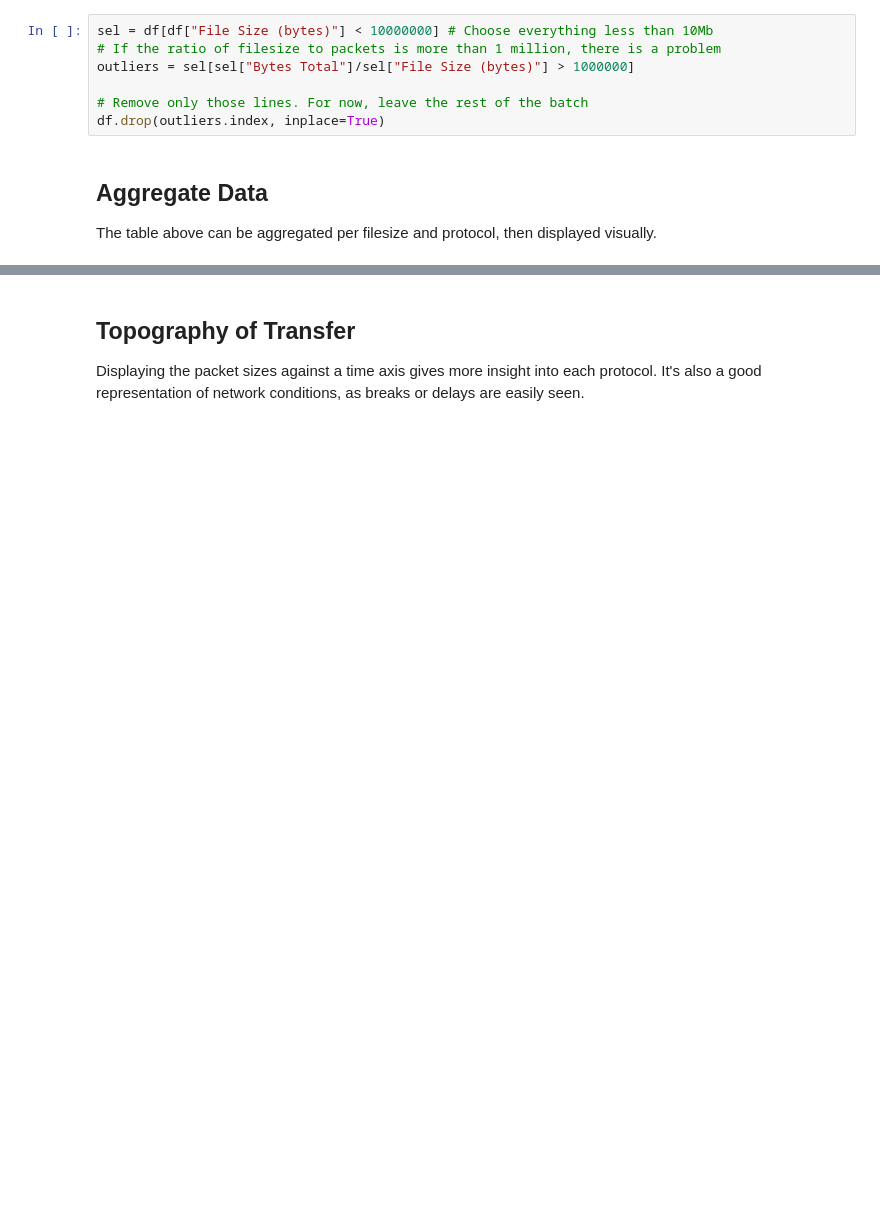
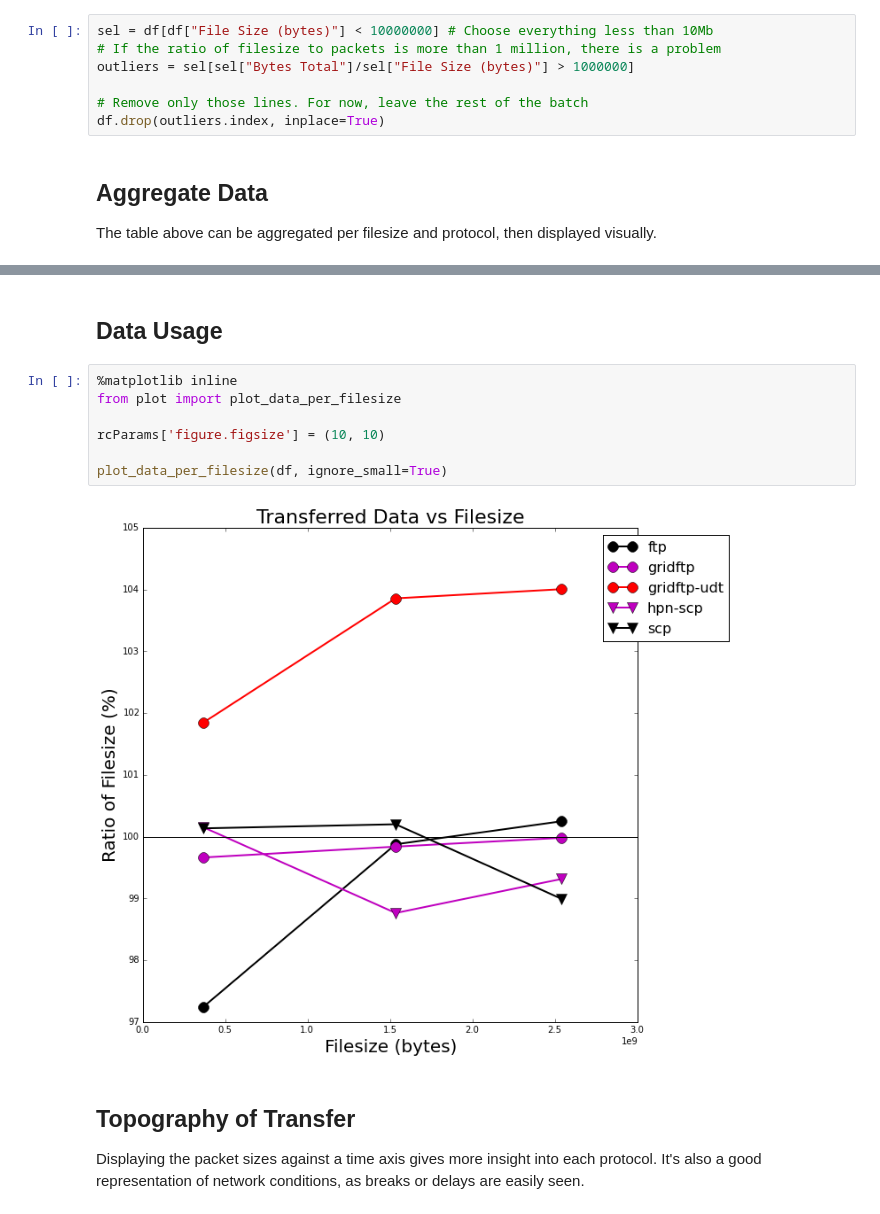
Before and after one commit to rsignell-usgs/bigbinf, a Jupyter notebook: protocol_testbed/analysis.ipynb, the cells around one changed output, grey strips where cells are left out. Saved outputs shown, nothing was run; the diff lists cells and outputs as text; blank space fills up the shorter version.

Commit message:
Tidied up code architecture and imports

```diff
--- a/protocol_testbed/analysis.ipynb
+++ b/protocol_testbed/analysis.ipynb
@@ -84,3 +127,14 @@ plot_speed_per_filesize(df, ratio=False)
+# %% [markdown]
+## Data Usage
+# %%
+%matplotlib inline
+from plot import plot_data_per_filesize
+
+rcParams['figure.figsize'] = (10, 10)
+
+plot_data_per_filesize(df, ignore_small=True)
+# %% [output]
+[figure, added]
 # %% [markdown]
 ## Topography of Transfer
 Displaying the packet sizes against a time axis gives more insight into each protocol. It's also a good representation of network conditions, as breaks or delays are easily seen.
```
Also changed, not shown: parts of 7 cells of this notebook, 2 other files.
